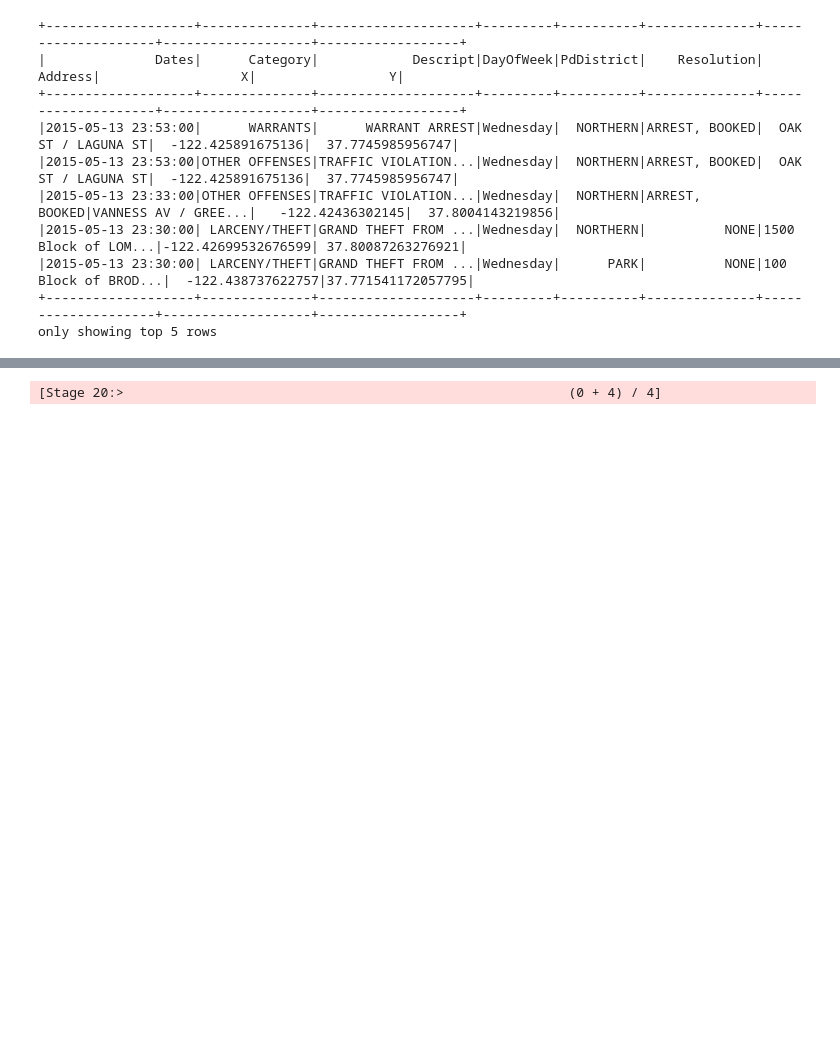
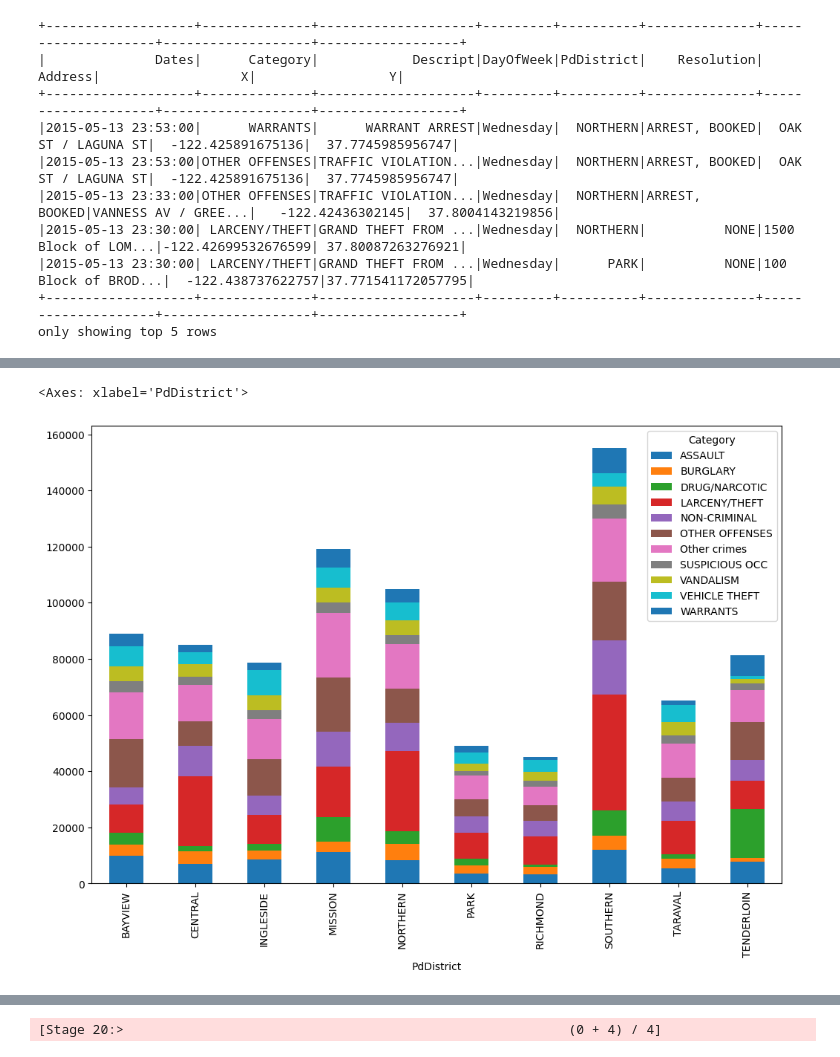
Before and after one commit to giorgiapavani/BDA, a Jupyter notebook: sf-crime.ipynb, the cells around one changed output, grey strips where cells are left out. Cells and saved outputs as stored; diff of their text form; code cells hidden in the pictures; blank space fills up the shorter version.

```diff
--- a/sf-crime.ipynb
+++ b/sf-crime.ipynb
@@ -209,0 +123,16 @@ only showing top 20 rows
+# %%
+# Analyze the different categories of crimes per district
+sfcrime_copy_top_10 = sfcrime.toPandas().copy()
+
+# Select the top 10 crimes and group the rest into 'Other crimes'
+top10 = sfcrime_copy_top_10['Category'].value_counts().head(10).index.tolist()
+sfcrime_copy_top_10.loc[~sfcrime_copy_top_10['Category'].isin(top10), 'Category'] = 'Other crimes'
+
+# Plot the number of crimes per district for each category
+sfcrime_copy_top_10.groupby(['PdDistrict','Category'])\
+            .agg({'Resolution':'count'})\
+            .pivot_table(index='PdDistrict',columns='Category')['Resolution']\
+            .plot(kind='bar',stacked=True,figsize=(12,8))
+# %% [output]
+<Axes: xlabel='PdDistrict'>
+[figure, added]
```
Also changed, not shown: parts of 49 cells of this notebook.
